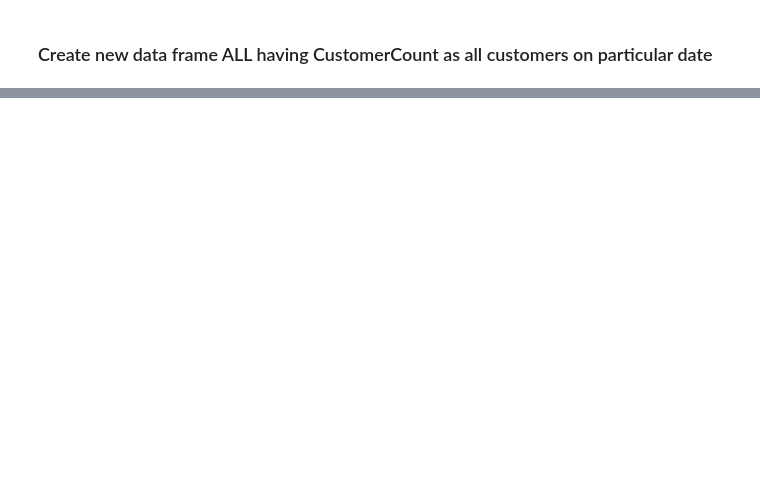
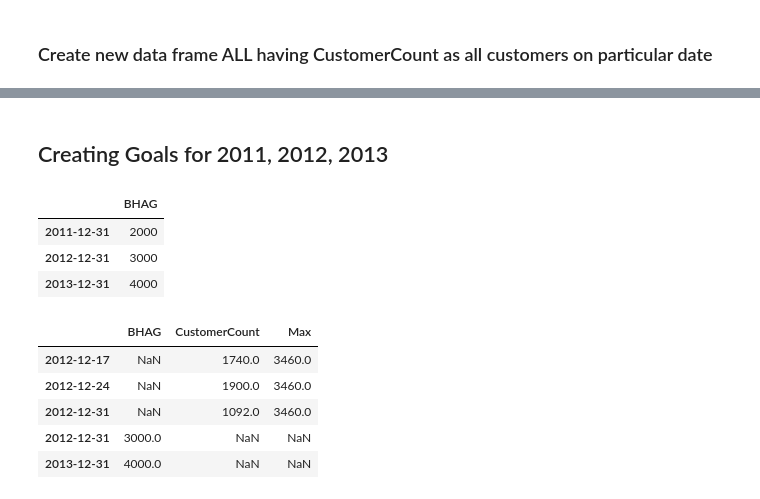
Before and after one commit to karandevgan/pandas-tutorial, a Jupyter notebook: Pandas Tutorial 3.ipynb, the cells around one changed output, grey strips where cells are left out. Drawn from its saved outputs; the diff is of its cells as text; code cells hidden in the pictures; blank space fills up the shorter version.

```diff
--- a/Pandas Tutorial 3.ipynb
+++ b/Pandas Tutorial 3.ipynb
@@ -234,0 +237,2 @@ ALL.head()
+# %% [markdown]
+## Creating Goals for 2011, 2012, 2013
@@ -234,0 +241,22 @@ ALL.head()
+# %%
+# Create DataFrame
+idx = pd.date_range(start='31/12/2011', end='31/12/2013', freq='A')
+BHAG = pd.DataFrame(data, index = idx, columns=['BHAG'])
+BHAG
+# %% [output]
+|  | BHAG |
+| 2011-12-31 | 2000 |
+| 2012-12-31 | 3000 |
+| 2013-12-31 | 4000 |
+# %%
+# Combine BHAG and ALL
+combined = pd.concat([ALL, BHAG], axis=0)
+combined = combined.sort_index(axis=0)
+combined.tail()
+# %% [output]
+|  | BHAG | CustomerCount | Max |
+| 2012-12-17 | NaN | 1740.0 | 3460.0 |
+| 2012-12-24 | NaN | 1900.0 | 3460.0 |
+| 2012-12-31 | NaN | 1092.0 | 3460.0 |
+| 2012-12-31 | 3000.0 | NaN | NaN |
+| 2013-12-31 | 4000.0 | NaN | NaN |
```
Also changed, not shown: parts of 21 cells of this notebook, 3 other files.
